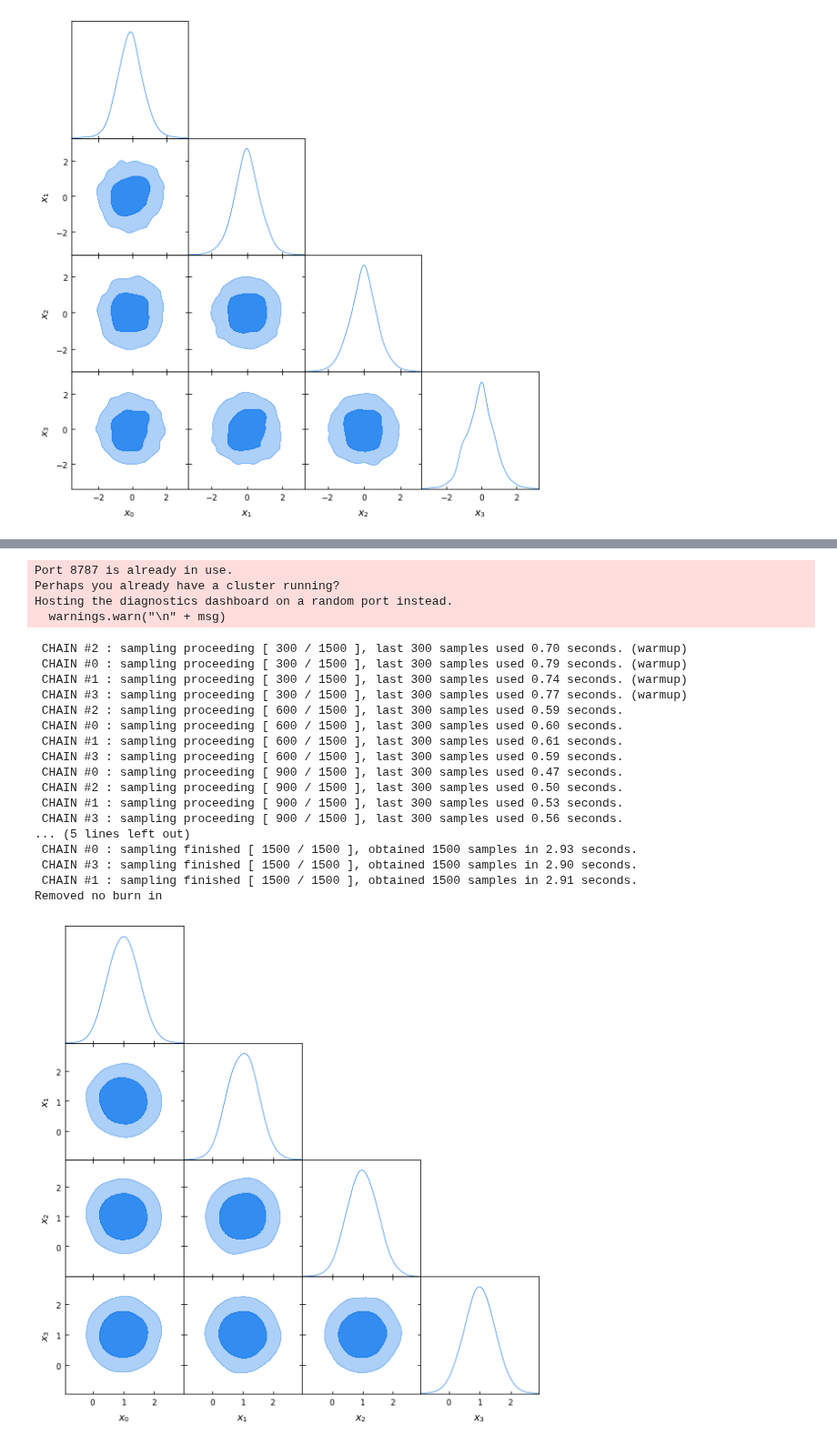
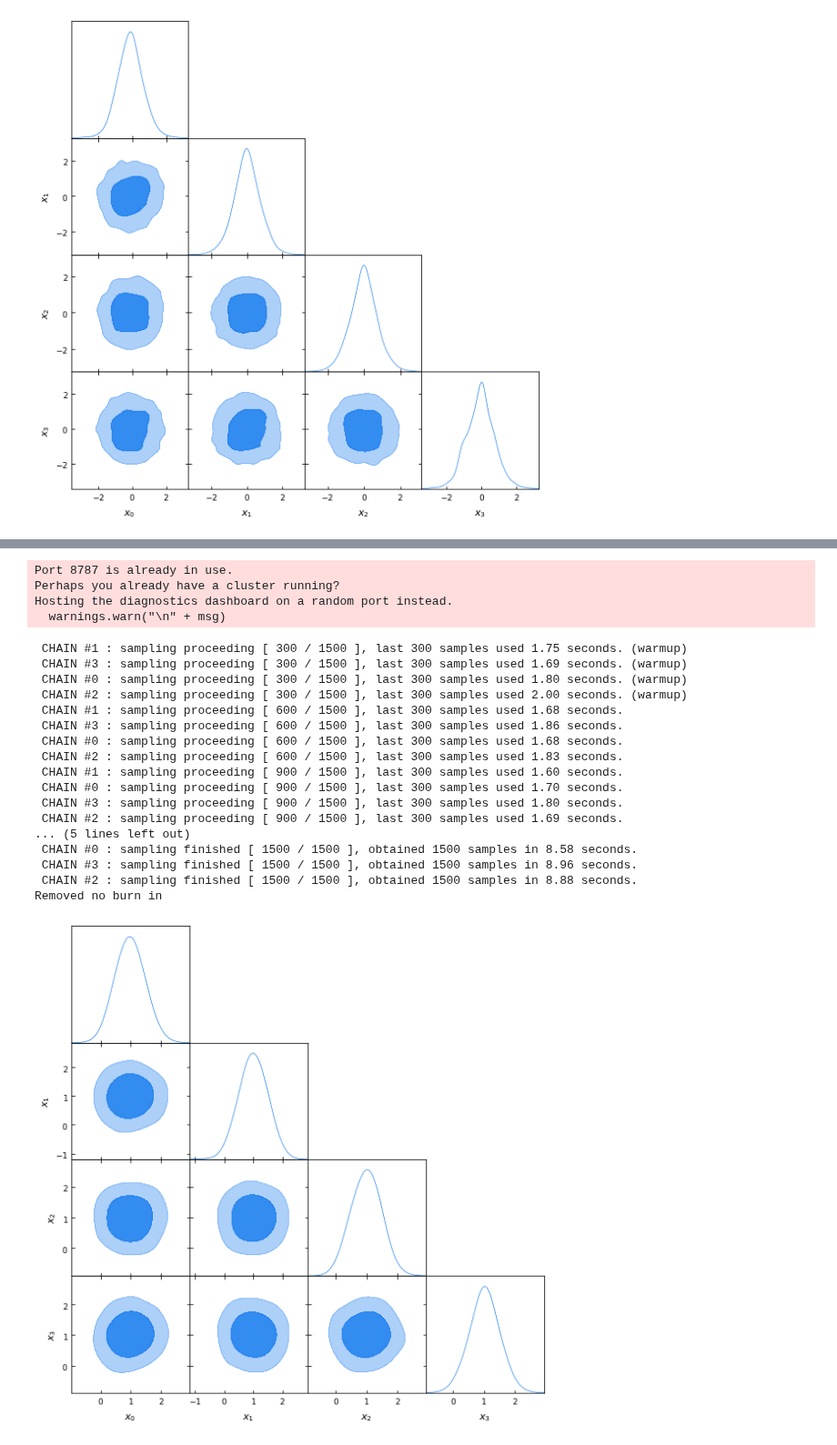
Before and after one commit to h3jia/bayesfast, a Jupyter notebook: examples/sample-2.ipynb, the cells around one changed output, grey strips where cells are left out. Shown at 91% size. Drawn from its saved outputs; the diff is of its cells as text; code cells hidden in the pictures.

```diff
--- a/examples/sample-2.ipynb
+++ b/examples/sample-2.ipynb
@@ -316,7 +319,7 @@ cluster = LocalCluster(n_workers=4, threads_per_worker=1)
 client = Client(cluster)
 
 # 4-D Gaussian Mixture Target
-a = 0
+a = 1
 b = 0.5
 mu1 = np.array([a, a, a, a])
 sig1 = np.array([b, b, b, b])
@@ -337,47 +340,47 @@ def d_loggaussian(x, mu, sigma):
 
 def testlogp(x):
     return loggaussian(x, mu1, sig1)
 
 def testgrad(x):
     return d_loggaussian(x, mu1, sig1)
 
 testden = bf.DensityLite(logp=testlogp, grad=testgrad, input_size=D)
 # unit gaussian
 # testprior = bf.DensityLite(logp=logprior, grad=gradlogprior, input_size=D)
-testsam = bf.sample(testden, client=client, sampler='NUTS')
+testsam = bf.sample(testden, client=client, sampler='HMC', dt=1)
 
 %matplotlib inline
 from getdist import plots, MCSamples
 import matplotlib.pyplot as plt
 
 names = ["x_%s"%i for i in range(D)]
 labels = ["x_%s"%i for i in range(D)]
 s = MCSamples(samples=testsam().reshape((-1, D)), names=names, labels=labels)
 g = plots.getSubplotPlotter()
 g.settings.axes_fontsize = 12
 g.settings.lab_fontsize = 14
 g.triangle_plot([s], filled=True, contour_args={'alpha':0.8})
 plt.show()
 # %% [output]
 Port 8787 is already in use.
 Perhaps you already have a cluster running?
 Hosting the diagnostics dashboard on a random port instead.
   warnings.warn("\n" + msg)
- CHAIN #2 : sampling proceeding [ 300 / 1500 ], last 300 samples used 0.70 seconds. (warmup)
- CHAIN #0 : sampling proceeding [ 300 / 1500 ], last 300 samples used 0.79 seconds. (warmup)
- CHAIN #1 : sampling proceeding [ 300 / 1500 ], last 300 samples used 0.74 seconds. (warmup)
- CHAIN #3 : sampling proceeding [ 300 / 1500 ], last 300 samples used 0.77 seconds. (warmup)
- CHAIN #2 : sampling proceeding [ 600 / 1500 ], last 300 samples used 0.59 seconds.
- CHAIN #0 : sampling proceeding [ 600 / 1500 ], last 300 samples used 0.60 seconds.
- CHAIN #1 : sampling proceeding [ 600 / 1500 ], last 300 samples used 0.61 seconds.
- CHAIN #3 : sampling proceeding [ 600 / 1500 ], last 300 samples used 0.59 seconds.
- CHAIN #0 : sampling proceeding [ 900 / 1500 ], last 300 samples used 0.47 seconds.
- CHAIN #2 : sampling proceeding [ 900 / 1500 ], last 300 samples used 0.50 seconds.
- CHAIN #1 : sampling proceeding [ 900 / 1500 ], last 300 samples used 0.53 seconds.
- CHAIN #3 : sampling proceeding [ 900 / 1500 ], last 300 samples used 0.56 seconds.
+ CHAIN #1 : sampling proceeding [ 300 / 1500 ], last 300 samples used 1.75 seconds. (warmup)
+ CHAIN #3 : sampling proceeding [ 300 / 1500 ], last 300 samples used 1.69 seconds. (warmup)
+ CHAIN #0 : sampling proceeding [ 300 / 1500 ], last 300 samples used 1.80 seconds. (warmup)
+ CHAIN #2 : sampling proceeding [ 300 / 1500 ], last 300 samples used 2.00 seconds. (warmup)
+ CHAIN #1 : sampling proceeding [ 600 / 1500 ], last 300 samples used 1.68 seconds.
+ CHAIN #3 : sampling proceeding [ 600 / 1500 ], last 300 samples used 1.86 seconds.
+ CHAIN #0 : sampling proceeding [ 600 / 1500 ], last 300 samples used 1.68 seconds.
+ CHAIN #2 : sampling proceeding [ 600 / 1500 ], last 300 samples used 1.83 seconds.
+ CHAIN #1 : sampling proceeding [ 900 / 1500 ], last 300 samples used 1.60 seconds.
+ CHAIN #0 : sampling proceeding [ 900 / 1500 ], last 300 samples used 1.70 seconds.
+ CHAIN #3 : sampling proceeding [ 900 / 1500 ], last 300 samples used 1.80 seconds.
+ CHAIN #2 : sampling proceeding [ 900 / 1500 ], last 300 samples used 1.69 seconds.
 ... (5 lines left out)
- CHAIN #0 : sampling finished [ 1500 / 1500 ], obtained 1500 samples in 2.93 seconds.
- CHAIN #3 : sampling finished [ 1500 / 1500 ], obtained 1500 samples in 2.90 seconds.
- CHAIN #1 : sampling finished [ 1500 / 1500 ], obtained 1500 samples in 2.91 seconds.
+ CHAIN #0 : sampling finished [ 1500 / 1500 ], obtained 1500 samples in 8.58 seconds.
+ CHAIN #3 : sampling finished [ 1500 / 1500 ], obtained 1500 samples in 8.96 seconds.
+ CHAIN #2 : sampling finished [ 1500 / 1500 ], obtained 1500 samples in 8.88 seconds.
 Removed no burn in
-[figure, old version]
+[figure, new version]
```
Also changed, not shown: parts of 2 cells of this notebook, 8 other files.
